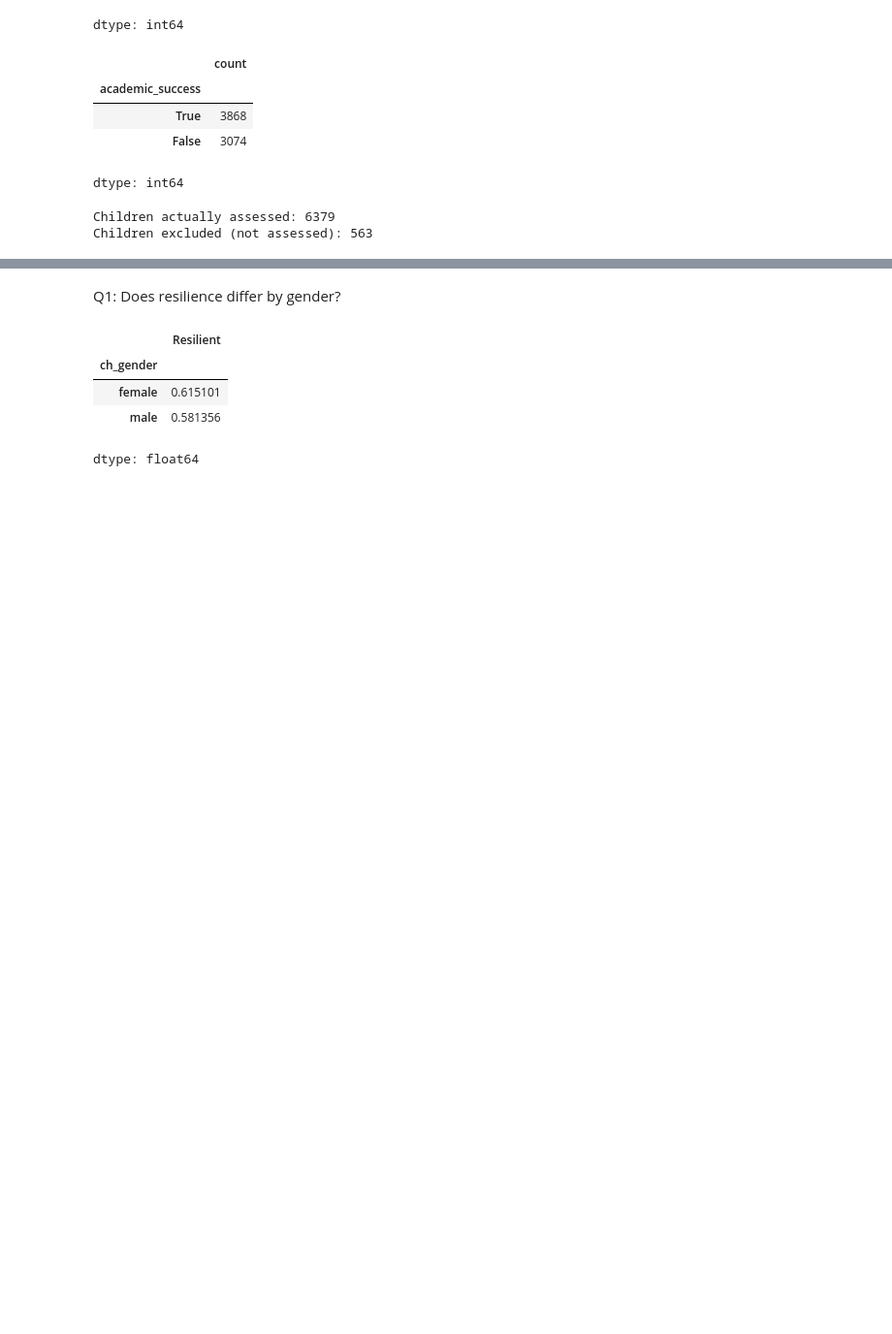
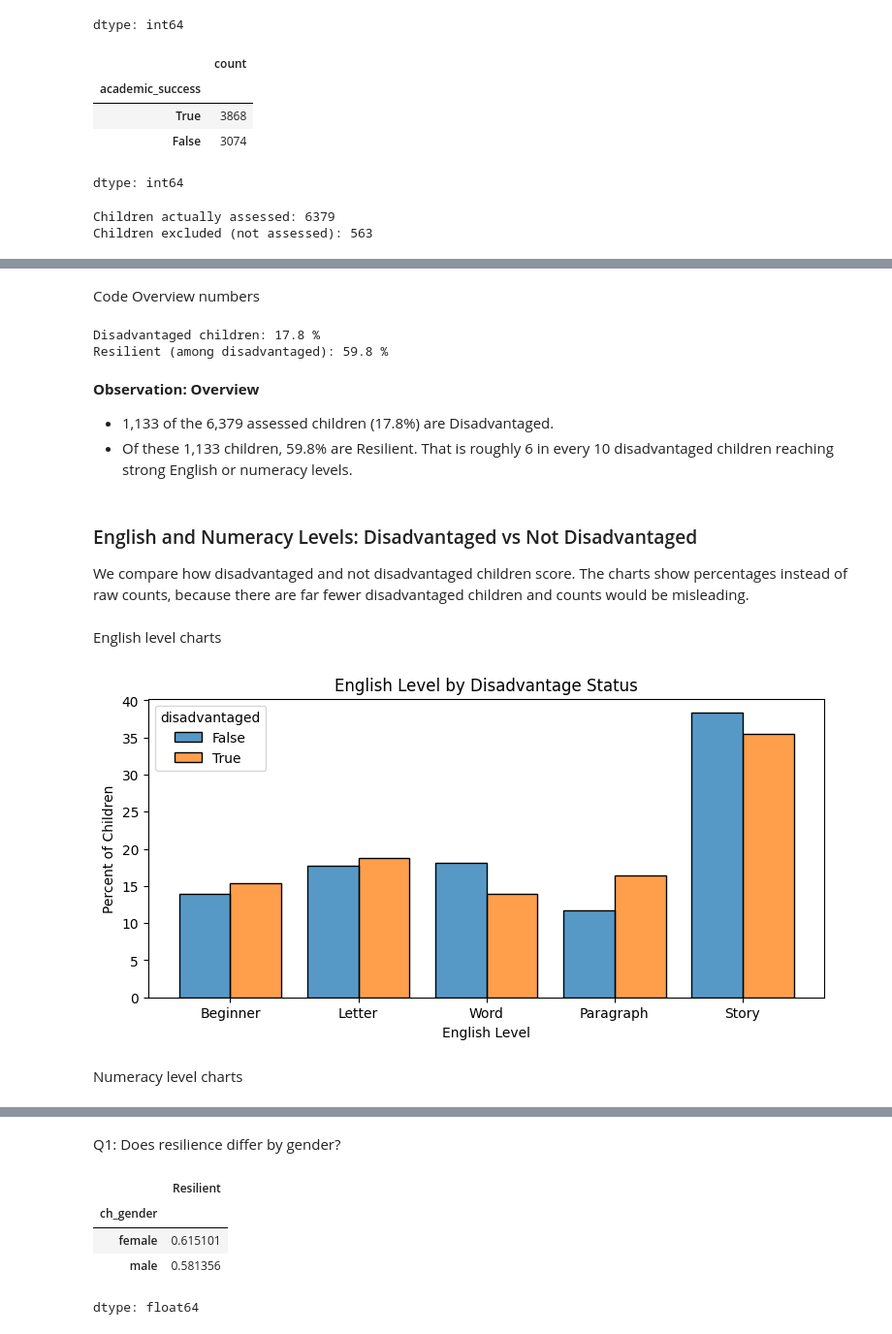
Before and after one commit to adrian-007-cloud/Data-Science-Group-2, a Jupyter notebook: DATA_SCIENCE_PROJECT.ipynb, the cells around one changed output, grey strips where cells are left out. Shown at 97% size. Drawn from its saved outputs; the diff is of its cells as text; code cells hidden in the pictures; blank space fills up the shorter version.

```diff
--- a/DATA_SCIENCE_PROJECT.ipynb
+++ b/DATA_SCIENCE_PROJECT.ipynb
@@ -665,0 +771,42 @@ df_disadv = df_assessed[df_assessed['disadvantaged'] == True].copy()
+# %% [markdown]
+Code Overview numbers
+# %%
+# What percentage of assessed children are disadvantaged?
+pct_disadvantaged = df_assessed['disadvantaged'].mean() * 100
+print("Disadvantaged children:", round(pct_disadvantaged, 1), "%")
+
+# What percentage of disadvantaged children are resilient?
+pct_resilient = df_disadv['Resilient'].mean() * 100
+print("Resilient (among disadvantaged):", round(pct_resilient, 1), "%")
+# %% [output]
+Disadvantaged children: 17.8 %
+Resilient (among disadvantaged): 59.8 %
+# %% [markdown]
+**Observation: Overview**
+
+- 1,133 of the 6,379 assessed children (17.8%) are Disadvantaged.
+- Of these 1,133 children, 59.8% are Resilient. That is roughly 6 in every 10 disadvantaged children reaching strong English or numeracy levels.
+# %% [markdown]
+### English and Numeracy Levels: Disadvantaged vs Not Disadvantaged
+
+We compare how disadvantaged and not disadvantaged children score. The charts show percentages instead of raw counts, because there are far fewer disadvantaged children and counts would be misleading.
+# %% [markdown]
+English level charts
+# %%
+# Put the English levels in order, from weakest to strongest.
+english_order = ['Beginner', 'Letter', 'Word', 'Paragraph', 'Story']
+df_plot = df_assessed.copy()
+df_plot['englevel'] = pd.Categorical(df_plot['englevel'], categories=english_order, ordered=True)
+
+# Show what percentage of each group reached each English level.
+plt.figure(figsize=(9, 4))
+sns.histplot(data=df_plot, x="englevel", hue="disadvantaged",
+             stat="percent", common_norm=False, multiple="dodge", shrink=0.8)
+plt.title("English Level by Disadvantage Status")
+plt.xlabel("English Level")
+plt.ylabel("Percent of Children")
+plt.show()
+# %% [output]
+[figure, added]
+# %% [markdown]
+Numeracy level charts
```
Also changed, not shown: parts of 61 cells of this notebook.
